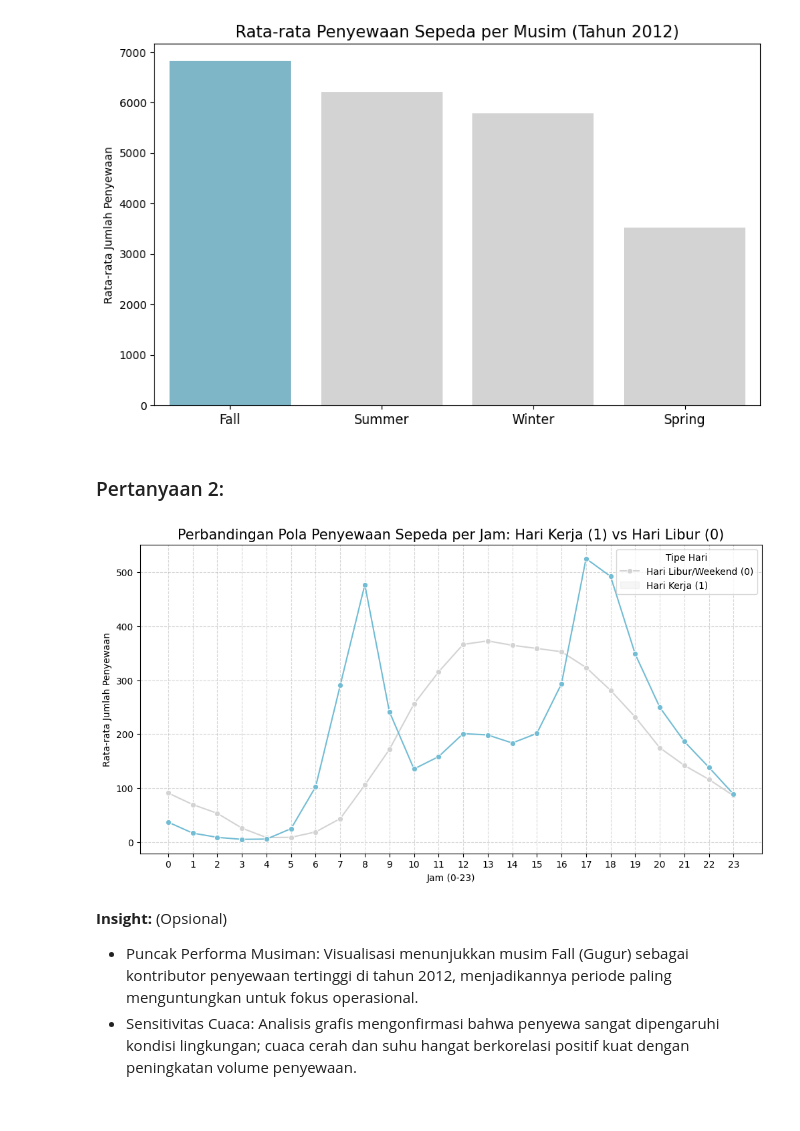
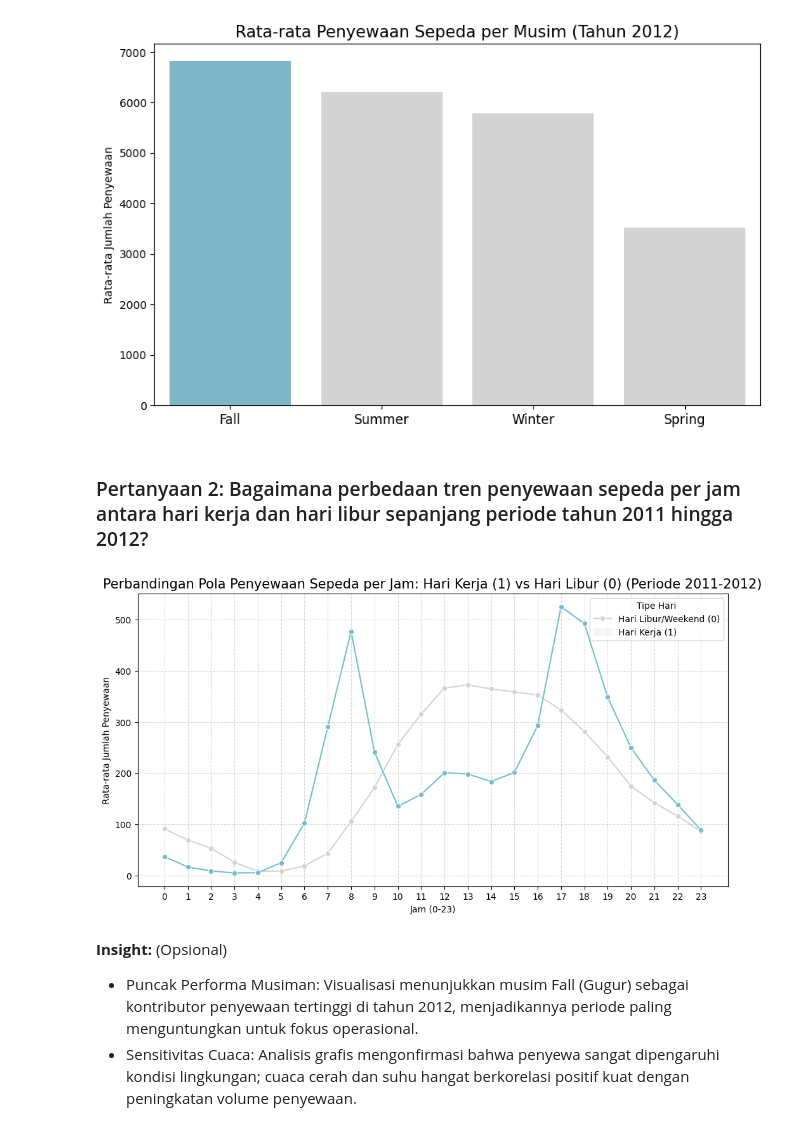
Before and after one commit to farihkamilzulfah-cmd/bike-sharing-analysis, a Jupyter notebook: Farih_Kamil_Zulfah_Proyek_Analisis_Data.ipynb, the cells around one changed output. Drawn from its saved outputs; the diff is of its cells as text; code cells hidden in the pictures.

```diff
--- a/Farih_Kamil_Zulfah_Proyek_Analisis_Data.ipynb
+++ b/Farih_Kamil_Zulfah_Proyek_Analisis_Data.ipynb
@@ -549,33 +660,33 @@ plt.tick_params(axis='x', labelsize=12)
 plt.show()
 # %% [output]
 [figure]
-# %% [markdown]
-### Pertanyaan 2:
+# %% [markdown]
+### Pertanyaan 2: Bagaimana perbedaan tren penyewaan sepeda per jam antara hari kerja dan hari libur sepanjang periode tahun 2011 hingga 2012?
 # %%
 # Menyiapkan data agregasi rata-rata per jam untuk hari kerja vs hari libur
 hourly_pattern = hour_df.groupby(['workingday', 'hr'])['cnt'].mean().reset_index()
 
 # Membuat visualisasi line chart
 plt.figure(figsize=(12, 6))
 
 sns.lineplot(
     data=hourly_pattern,
     x="hr",
     y="cnt",
     hue="workingday",
     marker="o",
     palette={0: "#D3D3D3", 1: "#72BCD4"} # Biru untuk hari kerja, Abu-abu untuk hari libur
 )
 
-plt.title("Perbandingan Pola Penyewaan Sepeda per Jam: Hari Kerja (1) vs Hari Libur (0)", fontsize=15)
+plt.title("Perbandingan Pola Penyewaan Sepeda per Jam: Hari Kerja (1) vs Hari Libur (0) (Periode 2011-2012)", fontsize=15)
 plt.xlabel("Jam (0-23)")
 plt.ylabel("Rata-rata Jumlah Penyewaan")
 plt.xticks(range(0, 24))
 plt.legend(title="Tipe Hari", labels=["Hari Libur/Weekend (0)", "Hari Kerja (1)"])
 plt.grid(True, linestyle='--', alpha=0.5)
 plt.show()
 # %% [output]
-[figure, old version]
+[figure, new version]
 # %% [markdown]
 **Insight:** (Opsional)
 - Puncak Performa Musiman: Visualisasi menunjukkan musim Fall (Gugur) sebagai kontributor penyewaan tertinggi di tahun 2012, menjadikannya periode paling menguntungkan untuk fokus operasional.
```
Also changed, not shown: parts of 15 cells of this notebook, 2 other files.
